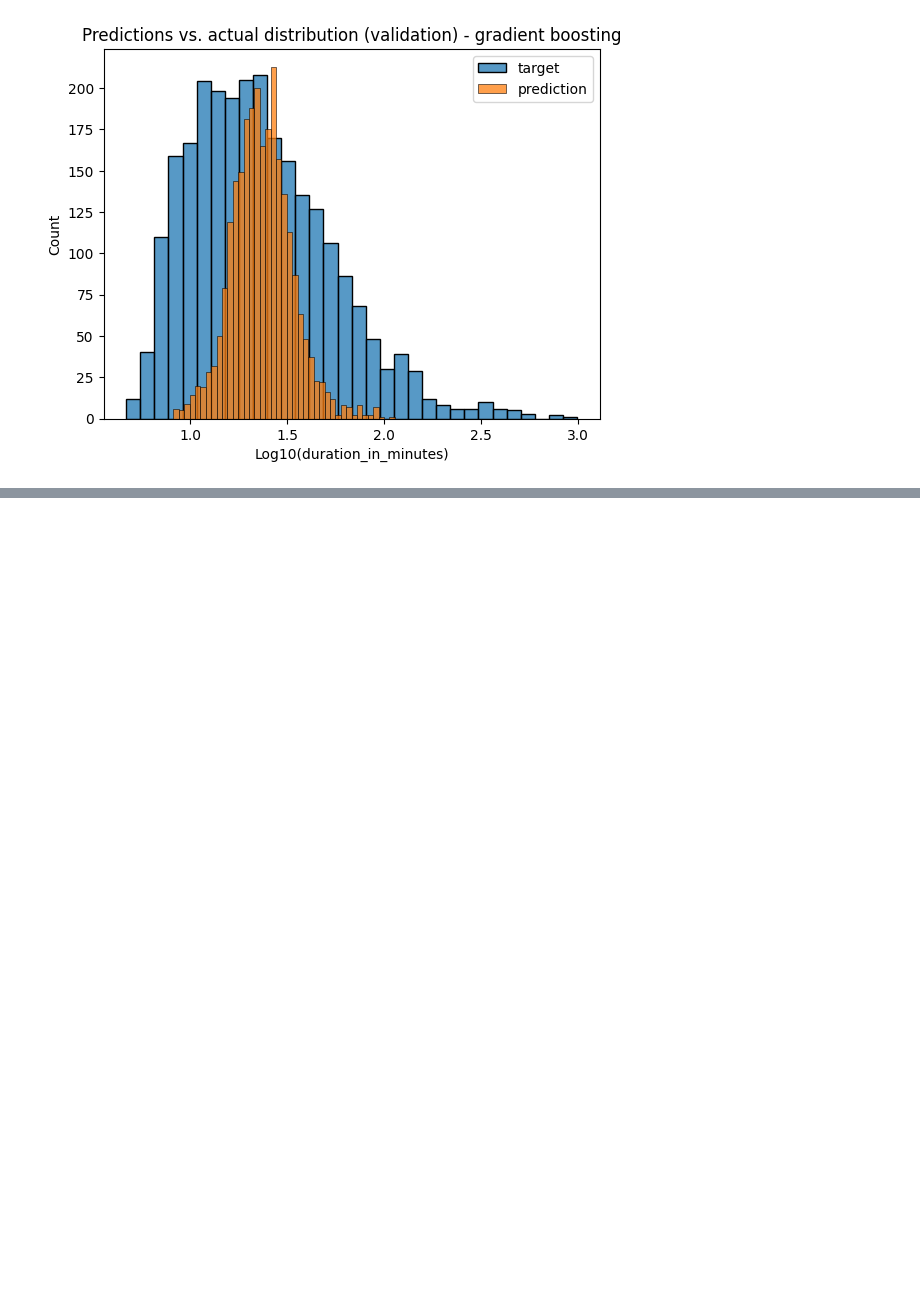
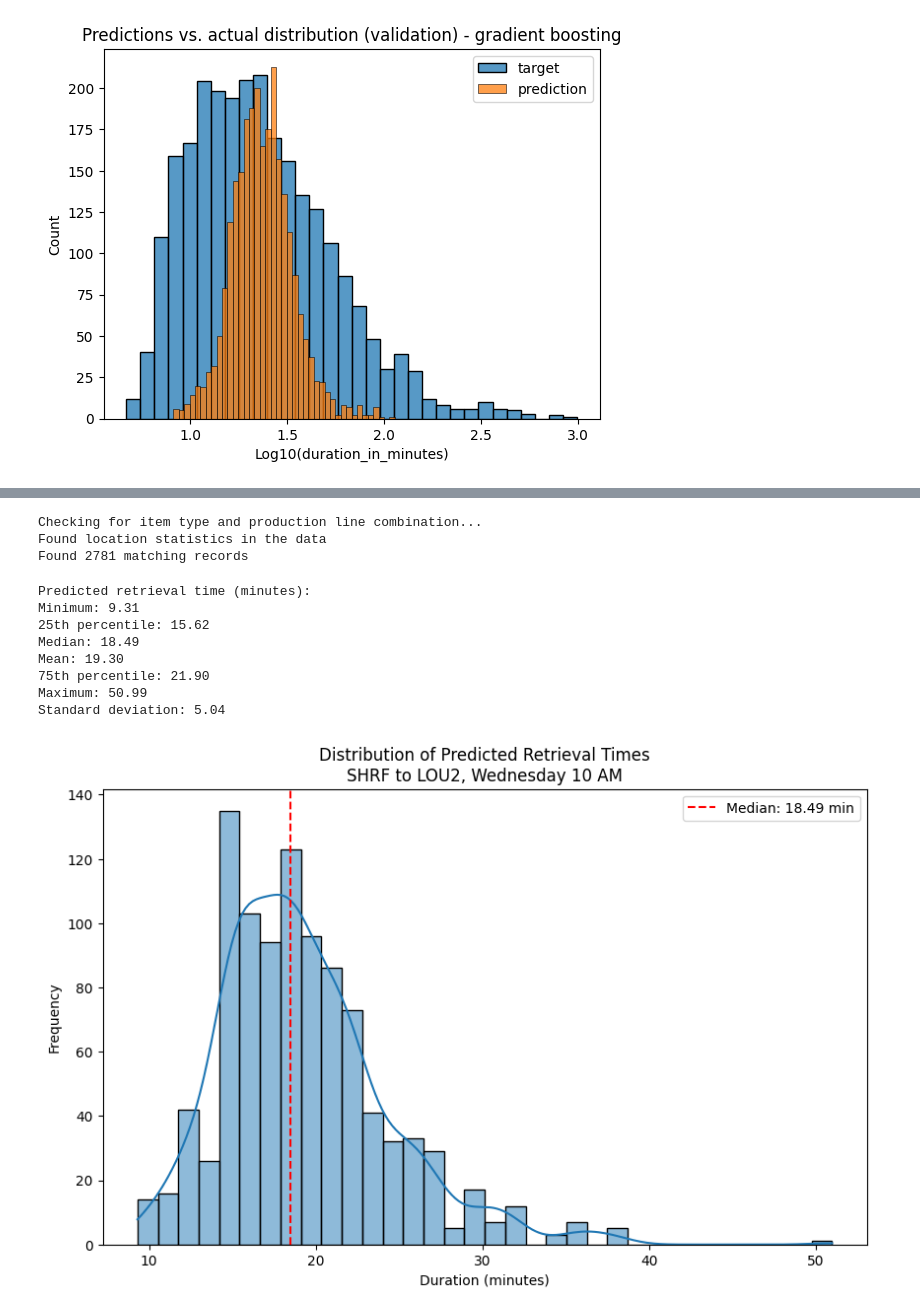
Before and after one commit to dandrew-nbl/autocall-retrieval-predictor, a Jupyter notebook: data_prep.ipynb, the cells around one changed output, grey strips where cells are left out. Drawn from its saved outputs; the diff is of its cells as text; code cells hidden in the pictures; blank space fills up the shorter version.

Commit message:
monte carlo

```diff
--- a/data_prep.ipynb
+++ b/data_prep.ipynb
@@ -681,0 +960,44 @@ Text(0.5, 0, 'Log10(duration_in_minutes)')
+# %%
+# Example usage
+result = predict_retrieval_times_monte_carlo(
+    item_type='SHRF',
+    production_line='LOU2',
+    cases_produced=85000,
+    cases_shipped=170000,
+    day_of_week=2,  # Wednesday
+    hour_of_day=10,  # 10 AM
+    n_simulations=1000
+)
+
+# Print results
+print(f"Predicted retrieval time (minutes):")
+print(f"Minimum: {result['min']:.2f}")
+print(f"25th percentile: {result['25th_percentile']:.2f}")
+print(f"Median: {result['median']:.2f}")
+print(f"Mean: {result['mean']:.2f}")
+print(f"75th percentile: {result['75th_percentile']:.2f}")
+print(f"Maximum: {result['max']:.2f}")
+print(f"Standard deviation: {result['std_dev']:.2f}")
+
+# Visualize the distribution
+plt.figure(figsize=(10, 6))
+sns.histplot(result['raw_predictions'], kde=True)
+plt.title(f"Distribution of Predicted Retrieval Times\nSHRF to LOU2, Wednesday 10 AM")
+plt.xlabel("Duration (minutes)")
+plt.ylabel("Frequency")
+plt.axvline(result['median'], color='red', linestyle='--', label=f"Median: {result['median']:.2f} min")
+plt.legend()
+plt.show()
+# %% [output]
+Checking for item type and production line combination...
+Found location statistics in the data
+Found 2781 matching records
+Predicted retrieval time (minutes):
+Minimum: 9.31
+25th percentile: 15.62
+Median: 18.49
+Mean: 19.30
+75th percentile: 21.90
+Maximum: 50.99
+Standard deviation: 5.04
+[figure, added]
```
Also changed, not shown: parts of 8 cells of this notebook.
